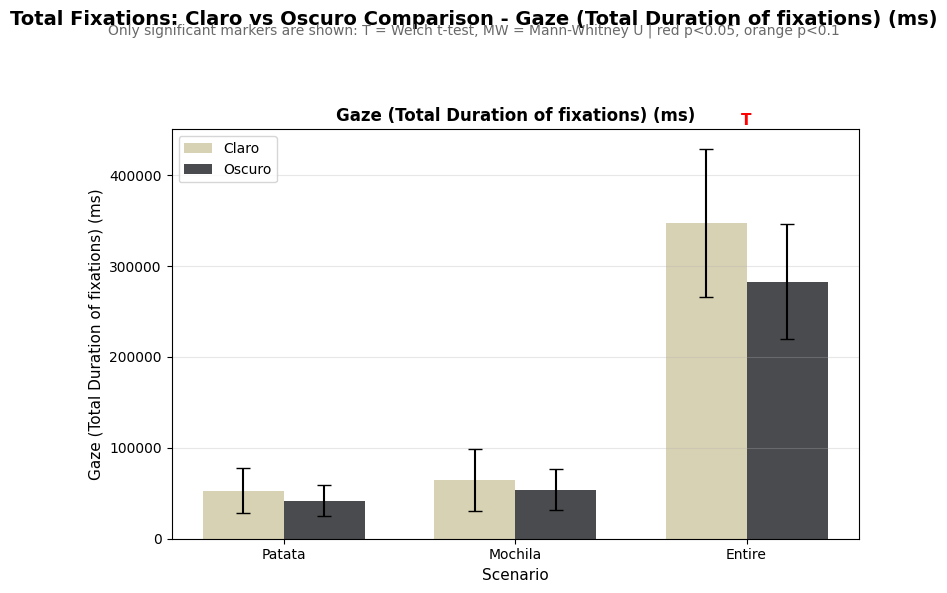
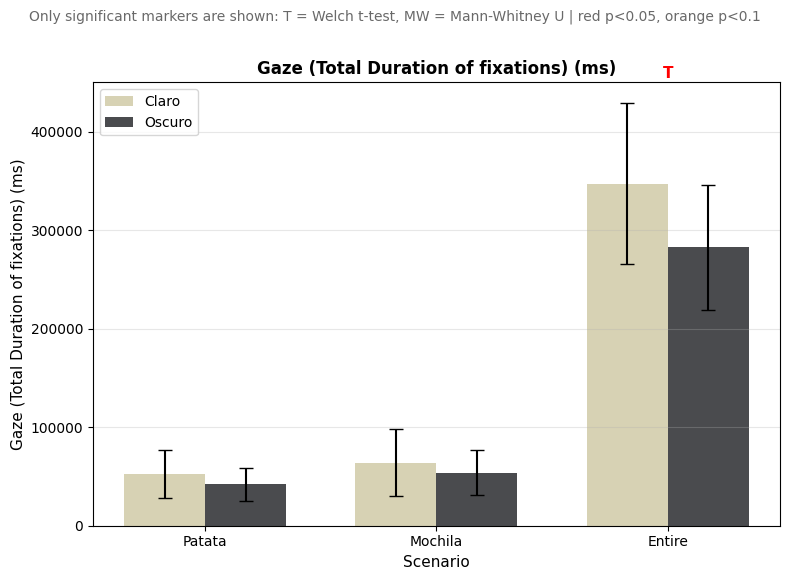
The change to this notebook cell's code, shown as a diff; its figure went from the first image to the second:
--- before
+++ after
@@ -1,3 +1,12 @@
 # Github Copilot + some edits from myself from here
+
+
+metric_keys = [
+    'Total_duration_of_whole_fixations',
+    'Number_of_whole_fixations',
+    'Duration_of_first_whole_fixation',
+    'Average_duration_of_whole_fixations',
+]
+
 metric_labels = [
     'Gaze (Total Duration of fixations) (ms)',
@@ -6,15 +15,16 @@
     'Average Duration (ms)',
 ]
-toi_labels = ['Patata', 'Mochila', 'Entire']
+toi_labels = ['Wiki-based', 'E-commerce', 'Entire']
 
 # Map each scenario to the result dictionaries created in the previous cell
 scenario_results = {
-    'Patata': {'T': patata_tstudent, 'MW': patata_mann_whitney},
-    'Mochila': {'T': mochila_tstudent, 'MW': mochila_mann_whitney},
+    'Wiki-based': {'T': patata_tstudent, 'MW': patata_mann_whitney},
+    'E-commerce': {'T': mochila_tstudent, 'MW': mochila_mann_whitney},
     'Entire': {'T': entire_tstudent, 'MW': entire_mann_whitney},
 }
 
+
 # One independent figure per metric so each chart can be copied/exported separately
-for idx, metric in enumerate(metrics):
+for idx, metric in enumerate(metric_keys):
     fig, ax = plt.subplots(figsize=(8, 6))
 
@@ -48,5 +58,5 @@
         width,
         yerr=claro_stds,
-        label='Claro',
+        label='Positive Pol.',
         color='#CEC7A2',
         alpha=0.8,
@@ -58,5 +68,5 @@
         width,
         yerr=oscuro_stds,
-        label='Oscuro',
+        label='Negative Pol.',
         color='#1D1E22',
         alpha=0.8,
@@ -110,4 +120,8 @@
     )
     plt.tight_layout(rect=[0, 0, 1, 0.90])
+
+    # Pa guardar las fotos
+    fig.savefig(f'output/figures/{metric}.png', dpi=300, bbox_inches='tight')
+
     plt.show()
 

Commit: Plot tweaks